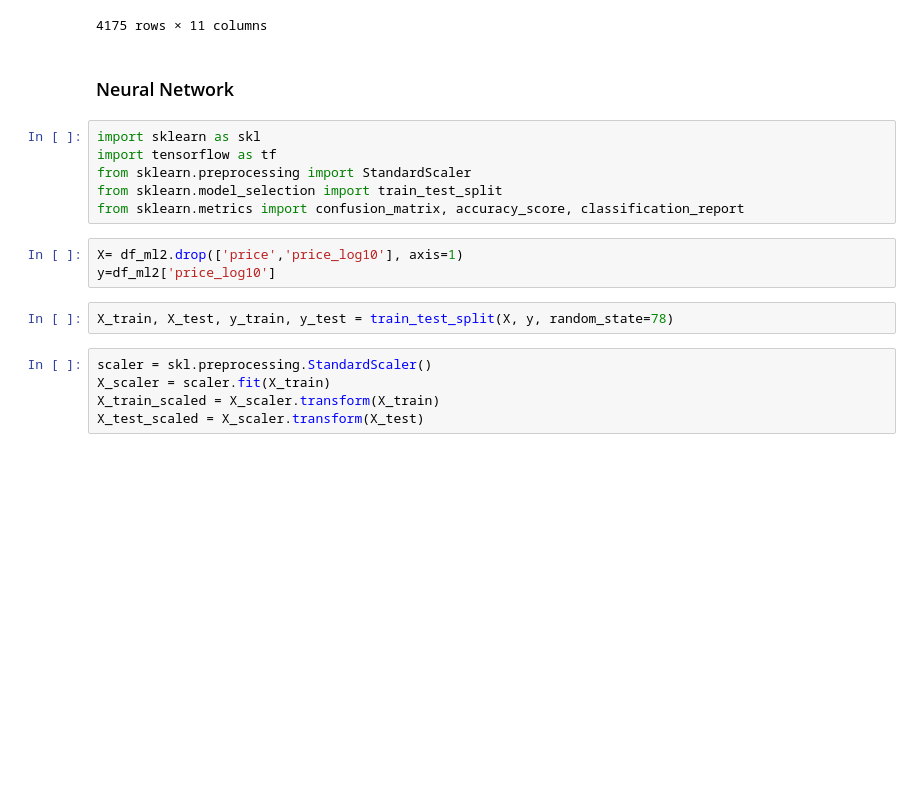
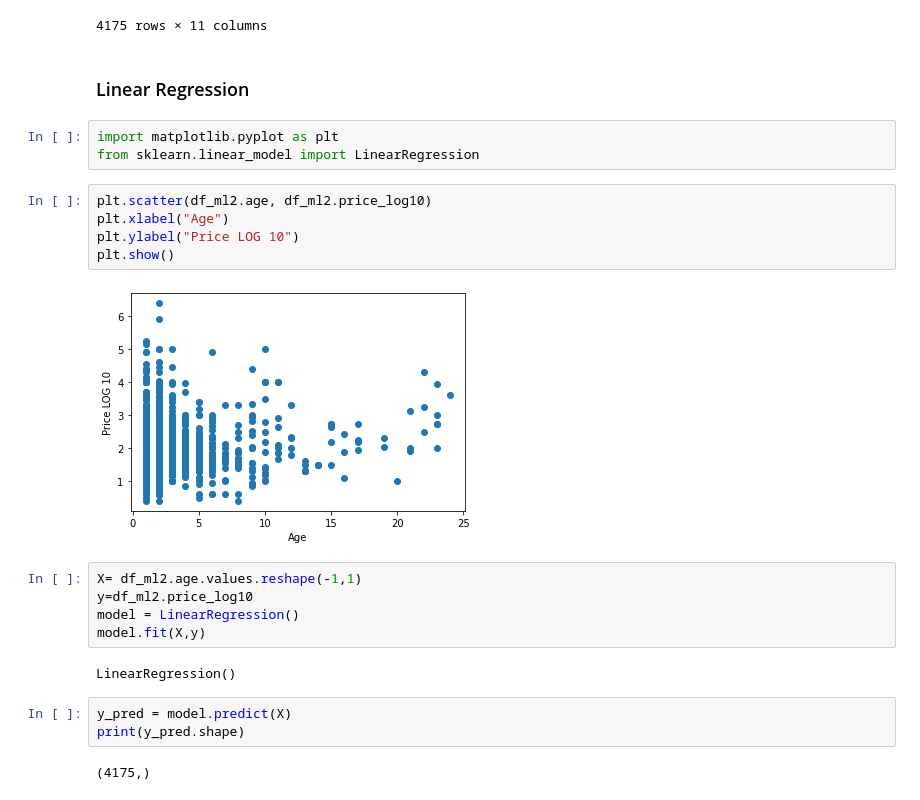
Before and after one commit to aortiz224/bootcamp_finalproject, a Jupyter notebook: dev/yaser/Notebook/ML_finalproject.ipynb, the cells around one changed output. Cells and saved outputs as stored; diff of their text form; blank space fills up the shorter version.

Commit message:
linear regression added

```diff
--- a/dev/yaser/Notebook/ML_finalproject.ipynb
+++ b/dev/yaser/Notebook/ML_finalproject.ipynb
@@ -199,21 +199,27 @@ df_ml2
 | 4173 | 99.0 | 0 | 7 | 1 | 2 | 1 | 0 | ... |
 | 4174 | 700.0 | 0 | 1 | 1 | 2 | 0 | 1 | ... |
 4175 rows × 11 columns
-# %% [markdown]
-### Neural Network
-# %%
-import sklearn as skl
-import tensorflow as tf
-from sklearn.preprocessing import StandardScaler
-from sklearn.model_selection import train_test_split
-from sklearn.metrics import confusion_matrix, accuracy_score, classification_report
+# %% [markdown]
+### Linear Regression
+# %%
+import matplotlib.pyplot as plt
+from sklearn.linear_model import LinearRegression
+# %%
+plt.scatter(df_ml2.age, df_ml2.price_log10)
+plt.xlabel("Age")
+plt.ylabel("Price LOG 10")
+plt.show()
+# %% [output]
+[figure, added]
 # %%
-X= df_ml2.drop(['price','price_log10'], axis=1)
-y=df_ml2['price_log10']
+X= df_ml2.age.values.reshape(-1,1)
+y=df_ml2.price_log10
+model = LinearRegression()
+model.fit(X,y)
+# %% [output]
+LinearRegression()
-# %%
-X_train, X_test, y_train, y_test = train_test_split(X, y, random_state=78)
-# %%
-scaler = skl.preprocessing.StandardScaler()
-X_scaler = scaler.fit(X_train)
-X_train_scaled = X_scaler.transform(X_train)
-X_test_scaled = X_scaler.transform(X_test)
+# %%
+y_pred = model.predict(X)
+print(y_pred.shape)
+# %% [output]
+(4175,)
```
Also changed, not shown: parts of 2 cells of this notebook.
